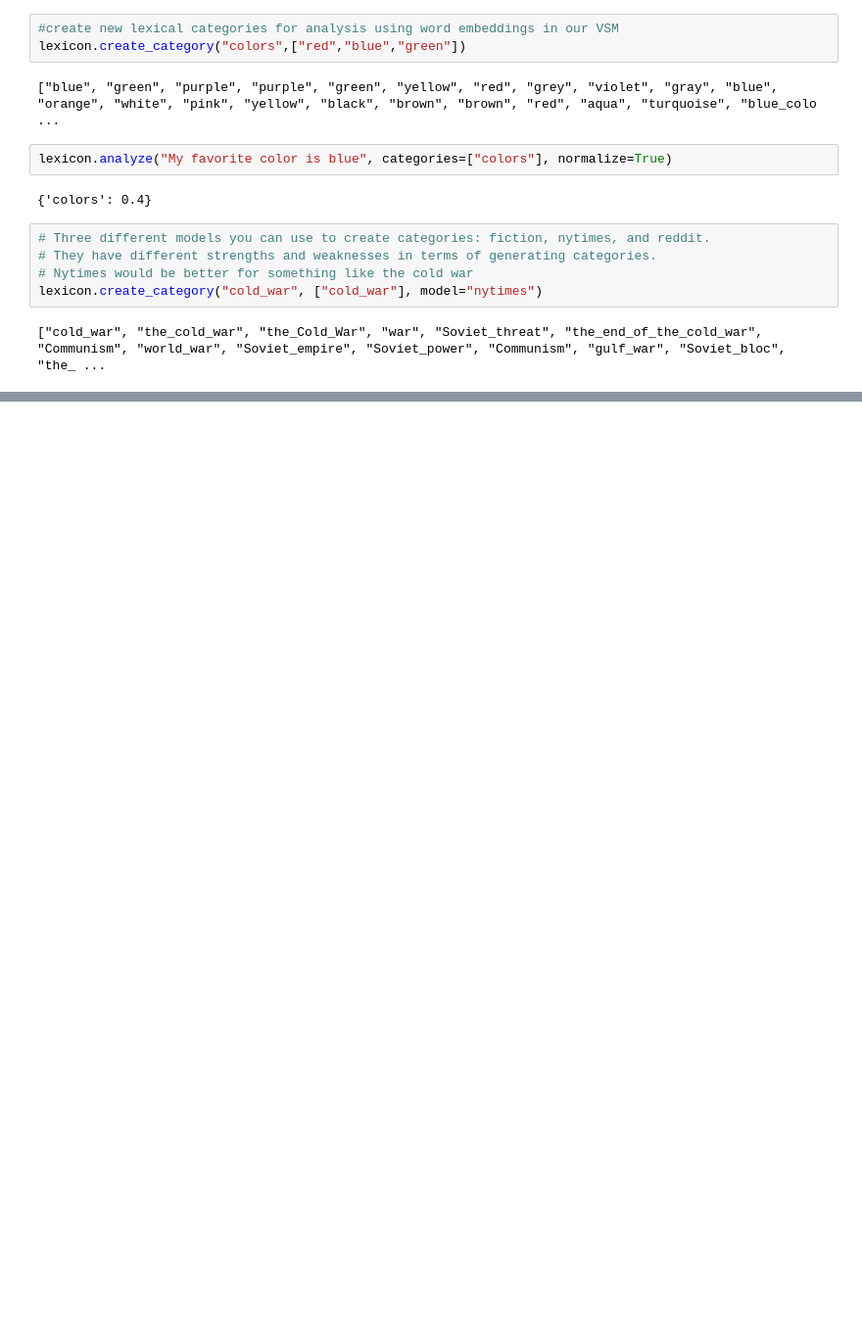
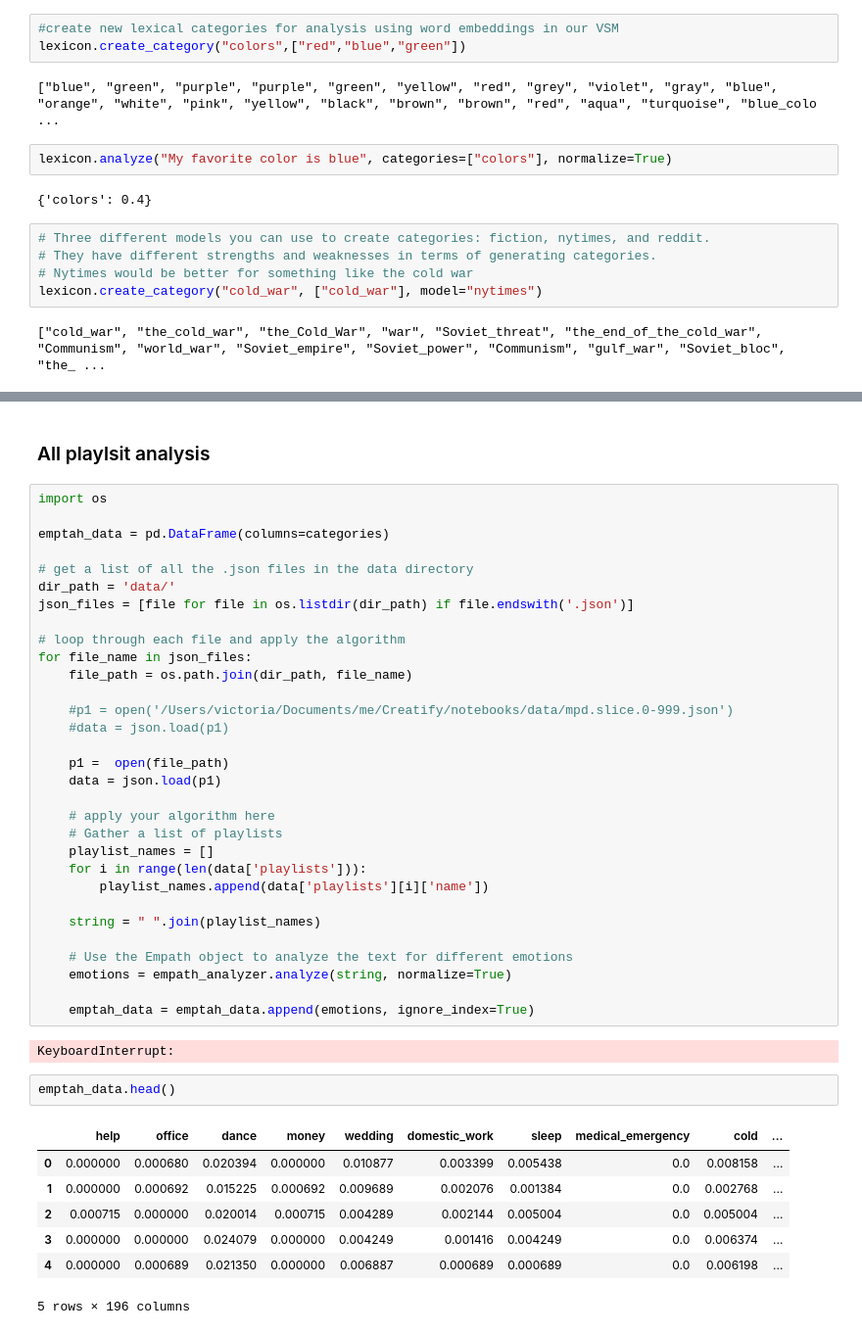
Before and after one commit to victoriab027/Creatify, a Jupyter notebook: notebooks/9.0-emotional-analysis.ipynb, the cells around one changed output, grey strips where cells are left out. Shown: that part at 98% size. Cells and saved outputs as stored; diff of their text form; blank space fills up the shorter version.

Commit message:
NLP and algorithm work

```diff
--- a/notebooks/9.0-emotional-analysis.ipynb
+++ b/notebooks/9.0-emotional-analysis.ipynb
@@ -58,0 +191,45 @@ lexicon.create_category("cold_war", ["cold_war"], model="nytimes")
+# %% [markdown]
+### All playlsit analysis
+# %%
+import os
+
+emptah_data = pd.DataFrame(columns=categories)
+
+# get a list of all the .json files in the data directory
+dir_path = 'data/'
+json_files = [file for file in os.listdir(dir_path) if file.endswith('.json')]
+
+# loop through each file and apply the algorithm
+for file_name in json_files:
+    file_path = os.path.join(dir_path, file_name)
+
+    #p1 = open('/Users/victoria/Documents/me/Creatify/notebooks/data/mpd.slice.0-999.json')
+    #data = json.load(p1)
+
+    p1 =  open(file_path)
+    data = json.load(p1)
+
+    # apply your algorithm here
+    # Gather a list of playlists
+    playlist_names = []
+    for i in range(len(data['playlists'])):
+        playlist_names.append(data['playlists'][i]['name'])
+
+    string = " ".join(playlist_names)
+
+    # Use the Empath object to analyze the text for different emotions
+    emotions = empath_analyzer.analyze(string, normalize=True)
+
+    emptah_data = emptah_data.append(emotions, ignore_index=True)
+# %% [output]
+KeyboardInterrupt:
+# %%
+emptah_data.head()
+# %% [output]
+|  | help | office | dance | money | wedding | domestic_work | sleep | medical_emergency | cold | ... |
+| 0 | 0.000000 | 0.000680 | 0.020394 | 0.000000 | 0.010877 | 0.003399 | 0.005438 | 0.0 | 0.008158 | ... |
+| 1 | 0.000000 | 0.000692 | 0.015225 | 0.000692 | 0.009689 | 0.002076 | 0.001384 | 0.0 | 0.002768 | ... |
+| 2 | 0.000715 | 0.000000 | 0.020014 | 0.000715 | 0.004289 | 0.002144 | 0.005004 | 0.0 | 0.005004 | ... |
+| 3 | 0.000000 | 0.000000 | 0.024079 | 0.000000 | 0.004249 | 0.001416 | 0.004249 | 0.0 | 0.006374 | ... |
+| 4 | 0.000000 | 0.000689 | 0.021350 | 0.000000 | 0.006887 | 0.000689 | 0.000689 | 0.0 | 0.006198 | ... |
+5 rows × 196 columns
```
Also changed, not shown: parts of 16 cells of this notebook, 5 other files.
